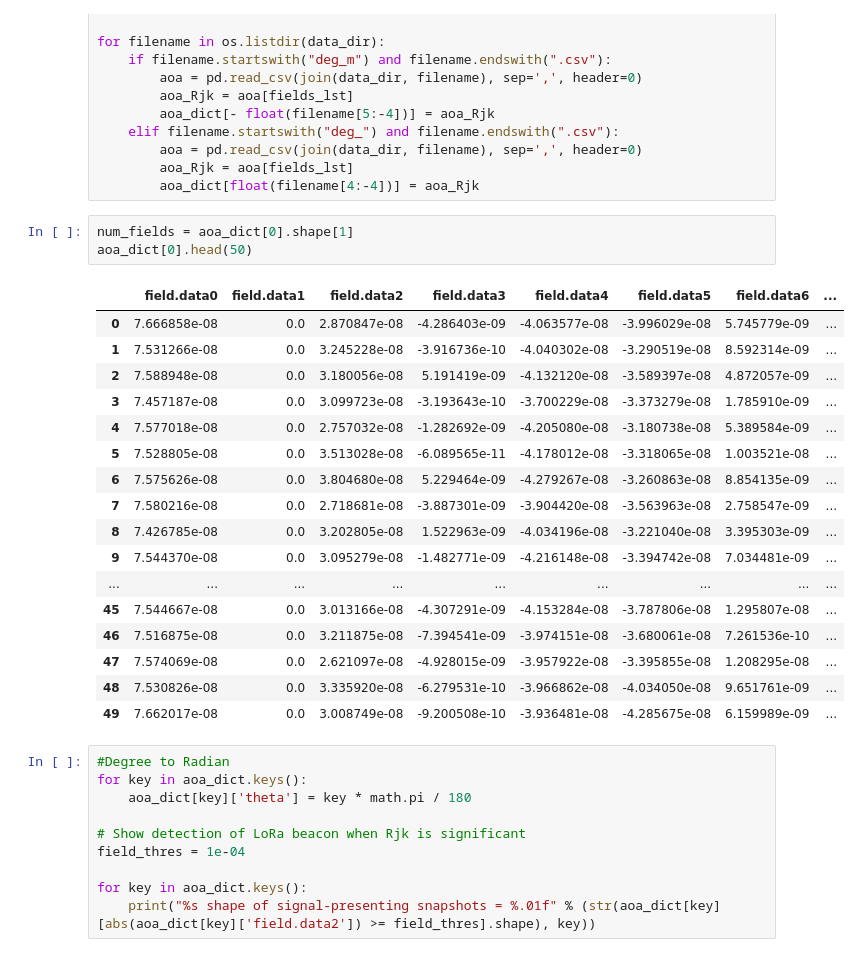
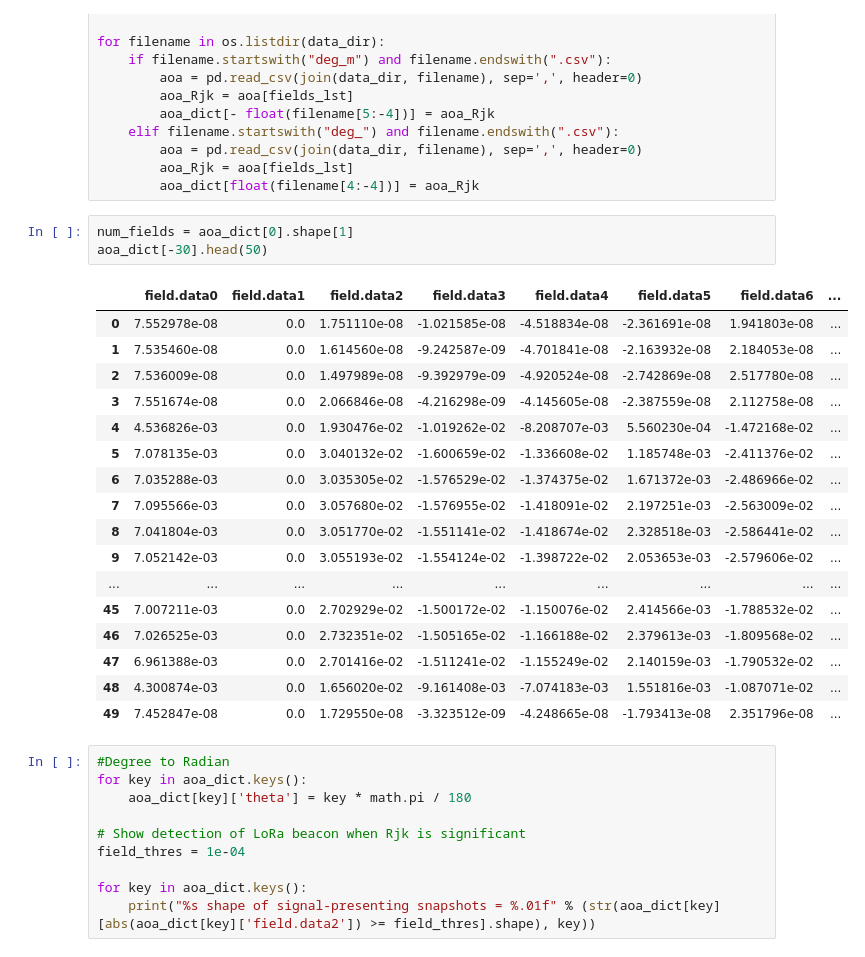
Before and after one commit to zdai257/DeepAOANet, a Jupyter notebook: myAOAnet.ipynb, the cells around one changed output. Drawn from its saved outputs; the diff is of its cells as text.

```diff
--- a/myAOAnet.ipynb
+++ b/myAOAnet.ipynb
@@ -80,25 +86,25 @@ for filename in os.listdir(data_dir):
         aoa_dict[float(filename[4:-4])] = aoa_Rjk
 # %%
 num_fields = aoa_dict[0].shape[1]
-aoa_dict[0].head(50)
+aoa_dict[-30].head(50)
 # %% [output]
 |  | field.data0 | field.data1 | field.data2 | field.data3 | field.data4 | field.data5 | field.data6 | ... |
-| 0 | 7.666858e-08 | 0.0 | 2.870847e-08 | -4.286403e-09 | -4.063577e-08 | -3.996029e-08 | 5.745779e-09 | ... |
-| 1 | 7.531266e-08 | 0.0 | 3.245228e-08 | -3.916736e-10 | -4.040302e-08 | -3.290519e-08 | 8.592314e-09 | ... |
-| 2 | 7.588948e-08 | 0.0 | 3.180056e-08 | 5.191419e-09 | -4.132120e-08 | -3.589397e-08 | 4.872057e-09 | ... |
-| 3 | 7.457187e-08 | 0.0 | 3.099723e-08 | -3.193643e-10 | -3.700229e-08 | -3.373279e-08 | 1.785910e-09 | ... |
-| 4 | 7.577018e-08 | 0.0 | 2.757032e-08 | -1.282692e-09 | -4.205080e-08 | -3.180738e-08 | 5.389584e-09 | ... |
-| 5 | 7.528805e-08 | 0.0 | 3.513028e-08 | -6.089565e-11 | -4.178012e-08 | -3.318065e-08 | 1.003521e-08 | ... |
-| 6 | 7.575626e-08 | 0.0 | 3.804680e-08 | 5.229464e-09 | -4.279267e-08 | -3.260863e-08 | 8.854135e-09 | ... |
-| 7 | 7.580216e-08 | 0.0 | 2.718681e-08 | -3.887301e-09 | -3.904420e-08 | -3.563963e-08 | 2.758547e-09 | ... |
-| 8 | 7.426785e-08 | 0.0 | 3.202805e-08 | 1.522963e-09 | -4.034196e-08 | -3.221040e-08 | 3.395303e-09 | ... |
-| 9 | 7.544370e-08 | 0.0 | 3.095279e-08 | -1.482771e-09 | -4.216148e-08 | -3.394742e-08 | 7.034481e-09 | ... |
+| 0 | 7.552978e-08 | 0.0 | 1.751110e-08 | -1.021585e-08 | -4.518834e-08 | -2.361691e-08 | 1.941803e-08 | ... |
+| 1 | 7.535460e-08 | 0.0 | 1.614560e-08 | -9.242587e-09 | -4.701841e-08 | -2.163932e-08 | 2.184053e-08 | ... |
+| 2 | 7.536009e-08 | 0.0 | 1.497989e-08 | -9.392979e-09 | -4.920524e-08 | -2.742869e-08 | 2.517780e-08 | ... |
+| 3 | 7.551674e-08 | 0.0 | 2.066846e-08 | -4.216298e-09 | -4.145605e-08 | -2.387559e-08 | 2.112758e-08 | ... |
+| 4 | 4.536826e-03 | 0.0 | 1.930476e-02 | -1.019262e-02 | -8.208707e-03 | 5.560230e-04 | -1.472168e-02 | ... |
+| 5 | 7.078135e-03 | 0.0 | 3.040132e-02 | -1.600659e-02 | -1.336608e-02 | 1.185748e-03 | -2.411376e-02 | ... |
+| 6 | 7.035288e-03 | 0.0 | 3.035305e-02 | -1.576529e-02 | -1.374375e-02 | 1.671372e-03 | -2.486966e-02 | ... |
+| 7 | 7.095566e-03 | 0.0 | 3.057680e-02 | -1.576955e-02 | -1.418091e-02 | 2.197251e-03 | -2.563009e-02 | ... |
+| 8 | 7.041804e-03 | 0.0 | 3.051770e-02 | -1.551141e-02 | -1.418674e-02 | 2.328518e-03 | -2.586441e-02 | ... |
+| 9 | 7.052142e-03 | 0.0 | 3.055193e-02 | -1.554124e-02 | -1.398722e-02 | 2.053653e-03 | -2.579606e-02 | ... |
 | ... | ... | ... | ... | ... | ... | ... | ... | ... |
-| 45 | 7.544667e-08 | 0.0 | 3.013166e-08 | -4.307291e-09 | -4.153284e-08 | -3.787806e-08 | 1.295807e-08 | ... |
-| 46 | 7.516875e-08 | 0.0 | 3.211875e-08 | -7.394541e-09 | -3.974151e-08 | -3.680061e-08 | 7.261536e-10 | ... |
-| 47 | 7.574069e-08 | 0.0 | 2.621097e-08 | -4.928015e-09 | -3.957922e-08 | -3.395855e-08 | 1.208295e-08 | ... |
-| 48 | 7.530826e-08 | 0.0 | 3.335920e-08 | -6.279531e-10 | -3.966862e-08 | -4.034050e-08 | 9.651761e-09 | ... |
-| 49 | 7.662017e-08 | 0.0 | 3.008749e-08 | -9.200508e-10 | -3.936481e-08 | -4.285675e-08 | 6.159989e-09 | ... |
+| 45 | 7.007211e-03 | 0.0 | 2.702929e-02 | -1.500172e-02 | -1.150076e-02 | 2.414566e-03 | -1.788532e-02 | ... |
+| 46 | 7.026525e-03 | 0.0 | 2.732351e-02 | -1.505165e-02 | -1.166188e-02 | 2.379613e-03 | -1.809568e-02 | ... |
+| 47 | 6.961388e-03 | 0.0 | 2.701416e-02 | -1.511241e-02 | -1.155249e-02 | 2.140159e-03 | -1.790532e-02 | ... |
+| 48 | 4.300874e-03 | 0.0 | 1.656020e-02 | -9.161408e-03 | -7.074183e-03 | 1.551816e-03 | -1.087071e-02 | ... |
+| 49 | 7.452847e-08 | 0.0 | 1.729550e-08 | -3.323512e-09 | -4.248665e-08 | -1.793413e-08 | 2.351796e-08 | ... |
 # %%
 #Degree to Radian
 for key in aoa_dict.keys():
```
Also changed, not shown: parts of 21 cells of this notebook, 3 other files.
